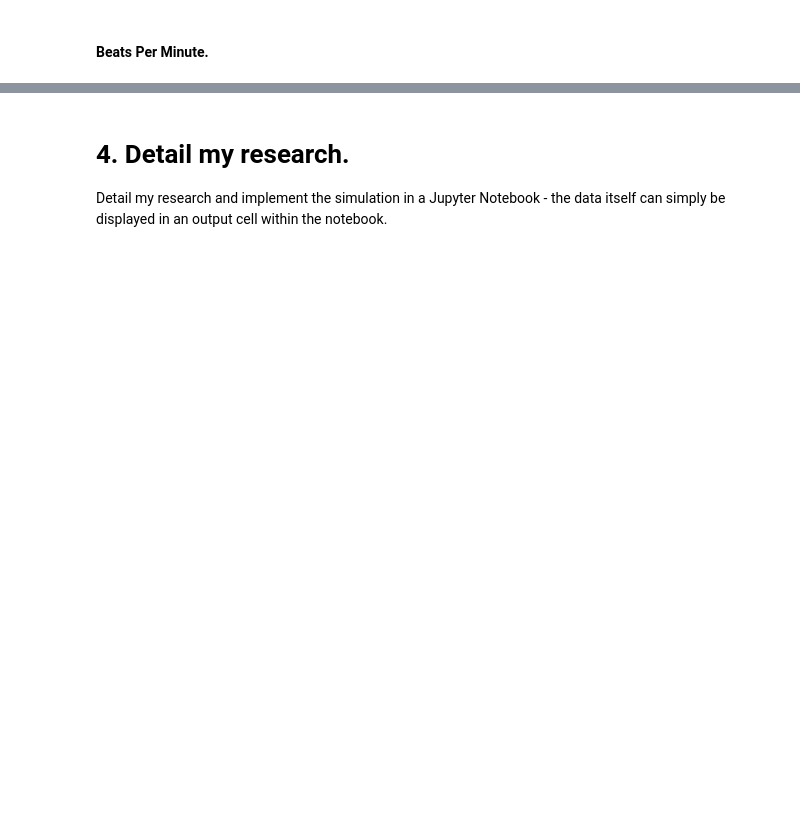
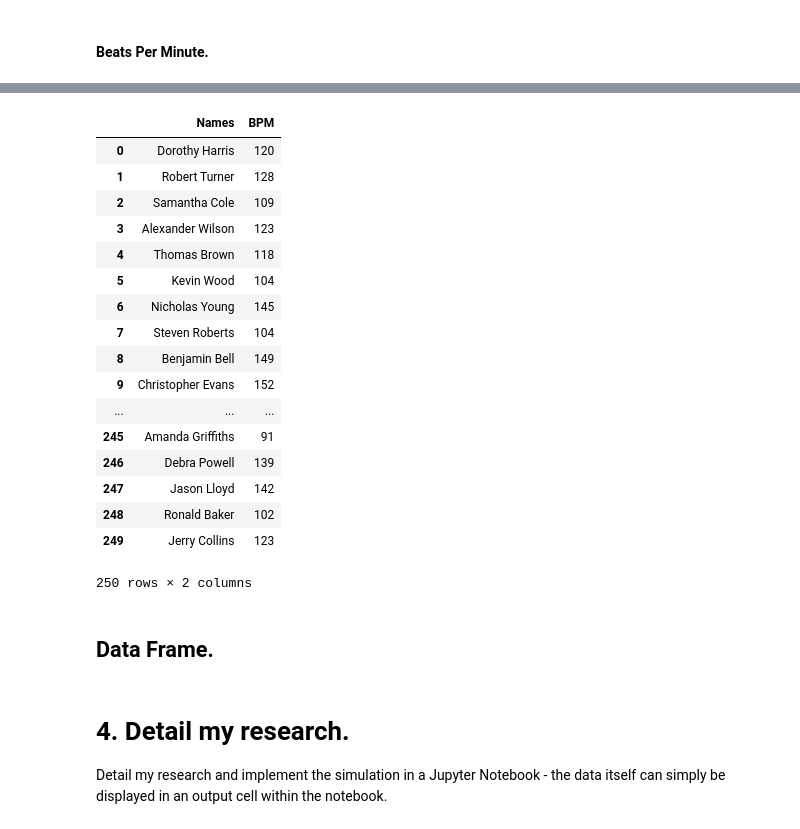
Before and after one commit to Wayne742/Programming-Project-S2, a Jupyter notebook: Programming for Data Analytics Project 2018.ipynb, the cells around one changed output, grey strips where cells are left out. Drawn from its saved outputs; the diff is of its cells as text; code cells hidden in the pictures; blank space fills up the shorter version.

```diff
--- a/Programming for Data Analytics Project 2018.ipynb
+++ b/Programming for Data Analytics Project 2018.ipynb
@@ -107,3 +152,30 @@ np.mean(bpm)
+# %%
+guit = {'Names':names, 'BPM':bpm1}
+# %%
+df5 = pd.DataFrame(guit)
+# %%
+df5
+# %% [output]
+|  | Names | BPM |
+| 0 | Dorothy Harris | 120 |
+| 1 | Robert Turner | 128 |
+| 2 | Samantha Cole | 109 |
+| 3 | Alexander Wilson | 123 |
+| 4 | Thomas Brown | 118 |
+| 5 | Kevin Wood | 104 |
+| 6 | Nicholas Young | 145 |
+| 7 | Steven Roberts | 104 |
+| 8 | Benjamin Bell | 149 |
+| 9 | Christopher Evans | 152 |
+| ... | ... | ... |
+| 245 | Amanda Griffiths | 91 |
+| 246 | Debra Powell | 139 |
+| 247 | Jason Lloyd | 142 |
+| 248 | Ronald Baker | 102 |
+| 249 | Jerry Collins | 123 |
+250 rows × 2 columns
+# %% [markdown]
+## Data Frame.
 # %% [markdown]
 # 4. Detail my research.
 Detail my research and implement the simulation in a Jupyter Notebook - the data itself can simply be displayed in an output cell within the notebook.
```
Also changed, not shown: parts of 20 cells of this notebook.
